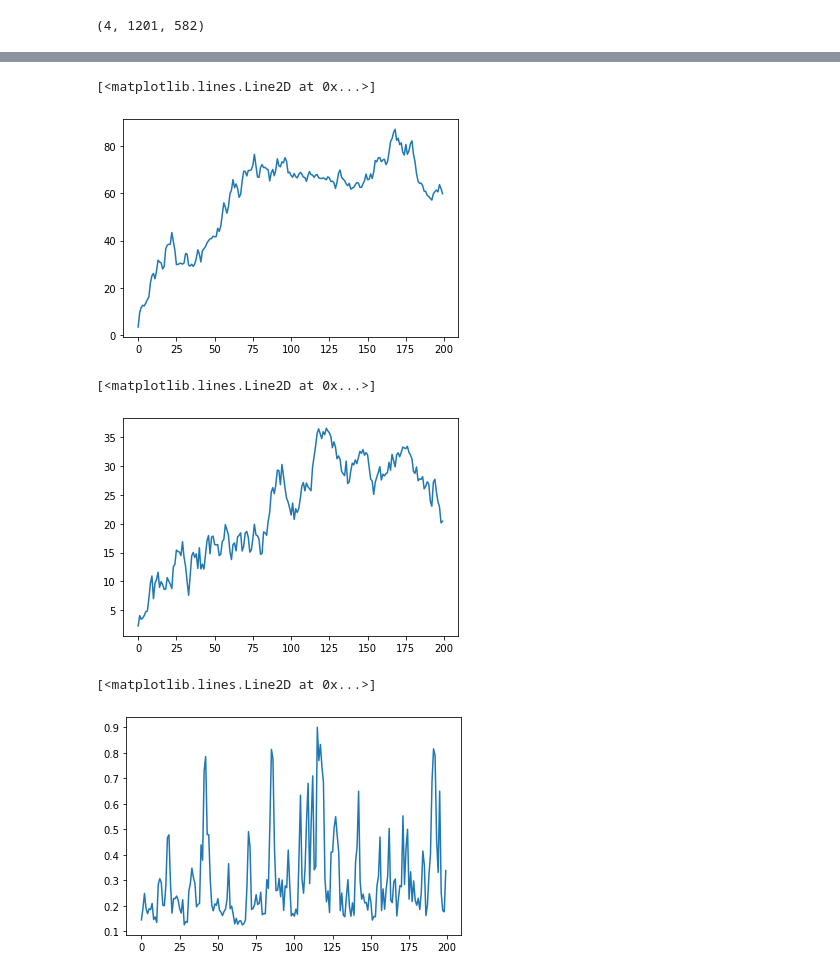
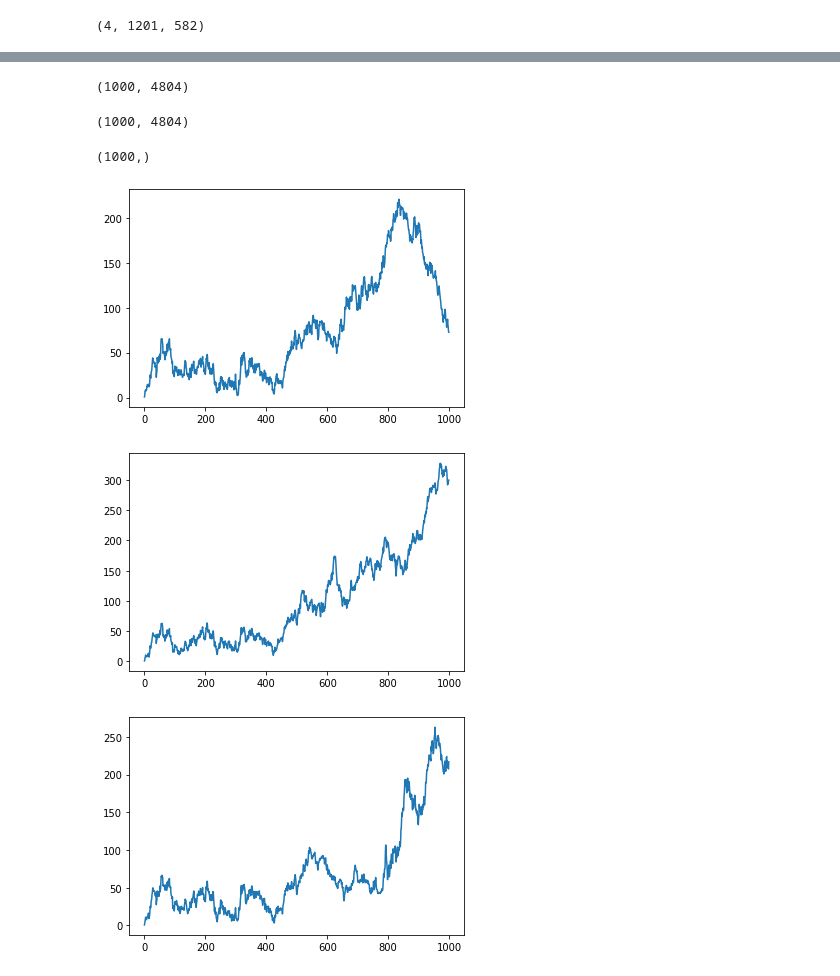
Before and after one commit to hyan46/ExtendedTSSRP, a Jupyter notebook: case_tonnage.ipynb, the cells around one changed output, grey strips where cells are left out. Saved outputs shown, nothing was run; the diff lists cells and outputs as text; code cells hidden in the pictures.

Commit message:
Modify case study and add adjust the decisionchart

```diff
--- a/case_tonnage.ipynb
+++ b/case_tonnage.ipynb
@@ -48,45 +57,47 @@ data_abnormal_diff.shape
-# %%
-from sklearn.decomposition import PCA
-num_components = 15
-M = np.zeros((4804, num_components*nFailureMode))
-for i in range(nFailureMode):
-    model_abnormal = PCA(svd_solver='auto', n_components=num_components)
-    model_abnormal.fit(data_abnormal_diff[i])
-    M[:,i*num_components:(i+1)*num_components] = model_abnormal.components_.T
 # %%
-normal_index = np.random.choice(nNormalSample-1, size=100, replace=True)
-abormal_index = np.random.choice(nAbnormalSample-1, size=100, replace=True)
+normal_index = np.random.choice(nNormalSample-1, size=500, replace=True)
+abormal_index = np.random.choice(nAbnormalSample-1, size=500, replace=True)
 
 all_Simulated_data = [[] for i in range(nFailureMode)]
 for i in range(nFailureMode):
     all_Simulated_data[i] = np.concatenate((data_normal_diff[normal_index,:],data_abnormal_diff[i][abormal_index,:]))
+# %%
+all_Simulated_data[i].shape
+# %% [output]
+(1000, 4804)
 # %%
 p = 4804 # Number of dimensions
-c = 0.1 # Target meanshift is c * M
-k = num_components*nFailureMode # Number of failuer Mode
-Ks = 5   #Select Top Ks control chart
-nsensors = 500 # Number of selected sensors
-T0 = 100
-model_all[0] = ExtendedTSSRP(p, c, k, M, nsensors, Ks, L=-1, chart = 'srp',mode='T2')
-model_all[1] = ExtendedTSSRP(p, c, k, M, nsensors, Ks, L=-1, chart = 'srp',mode='T1_Max')
-model_all[2] = MSSRP(p, c, k, M, nsensors, Ks, L=-1, chart = 'srp',mode='T2')
+c = 2 # Target meanshift is c * M
+Ks = 2   #Select Top Ks control chart
+T0 = 500
+k = 3
+nmodels = 2
+
+nsensors = 100 # Number of selected sensors
+experiment_log = {'c':c, 'Ks':Ks, 'statistics':[[] for i in range(nmodels)],
+                  'sens_history':[[] for i in range(nmodels)],
+                  'mode_history':[[] for i in range(nmodels)],
+                  'seq_stats':[[] for i in range(nmodels)]}
+
+model_all = [[] for i in range(nmodels)]
+model_all[0] = ExtendedTSSRP(p, c, k, M, nsensors, Ks, L=-1, chart = 'srp',mode='T2',decisionchart=1)
+model_all[1] = ExtendedTSSRP(p, c, k, M, nsensors, Ks, L=-1, chart = 'srp',mode='T1_Max',decisionchart=1)
 failure_idx = 0
 model_idx = 0
+all_Simulated_data[failure_idx].shape
+# %% [output]
+(1000, 4804)
+# %%
+sequential_statistis_topRsum.shape
+# %% [output]
+(1000,)
 # %%
-sequential_statistics_topRsum, sensor_selection_history, failure_mode_history, i,sequential_statistics= model_all[model_idx].compute_monitoring_statistics(all_Simulated_data[failure_idx],T0,-1)
-plt.plot(sequential_statistics_topRsum)
+sequential_statistics_topRsum = 0
+for failure_idx in range(3):
+    sequential_statistis_topRsum, sensor_selection_history, failure_mode_history, i,sequential_statistics = model_all[0].compute_monitoring_statistics(all_Simulated_data[failure_idx],T0,-1)
+    plt.figure()
+    plt.plot(sequential_statistis_topRsum)
 # %% [output]
-[<matplotlib.lines.Line2D at 0x...>]
-[figure, old version]
+[figure, new version]
+[figure, added]
+[figure, added]
-# %%
-sequential_statistics_topRsum, sensor_selection_history, failure_mode_history, i,sequential_statistics= model_all[1].compute_monitoring_statistics(all_Simulated_data[failure_idx],T0,-1)
-plt.plot(sequential_statistics_topRsum)
-# %% [output]
-[<matplotlib.lines.Line2D at 0x...>]
-[figure, removed]
-# %%
-sequential_statistics_topRsum, sensor_selection_history, failure_mode_history, i,sequential_statistics= model_all[2].compute_monitoring_statistics(all_Simulated_data[failure_idx],T0,-1)
-plt.plot(sequential_statistics_topRsum)
-# %% [output]
-[<matplotlib.lines.Line2D at 0x...>]
-[figure, removed]
```
Also changed, not shown: parts of 3 cells of this notebook, 8 other files.
